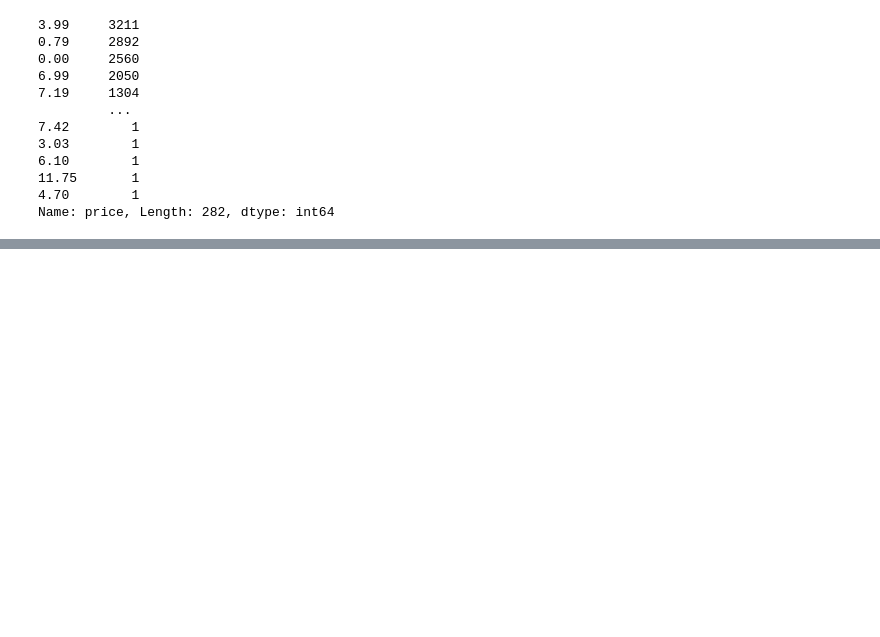
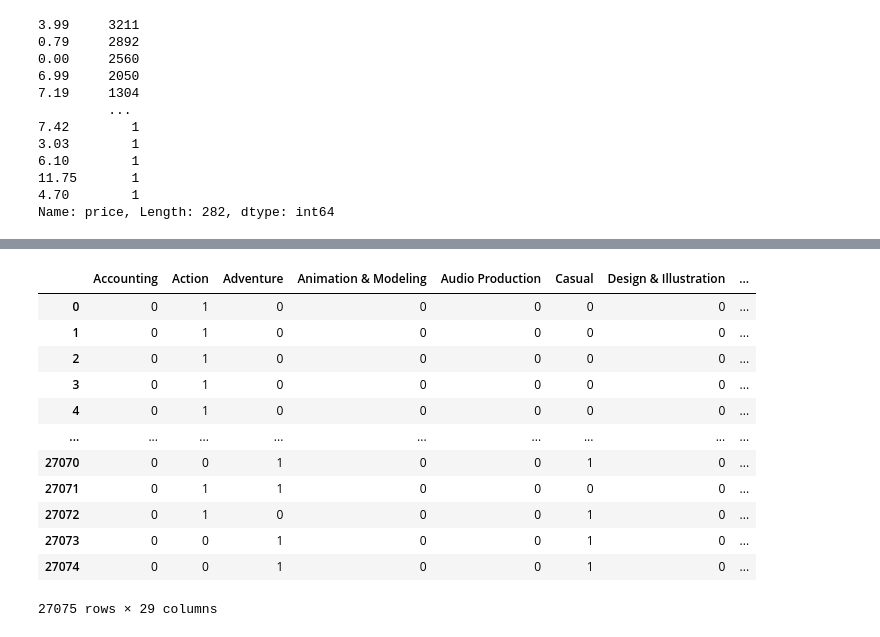
Before and after one commit to yuhkulele/Steam-Recommendations, a Jupyter notebook: scratch_notebook.ipynb, the cells around one changed output, grey strips where cells are left out. Drawn from its saved outputs; the diff is of its cells as text; code cells hidden in the pictures; blank space fills up the shorter version.

Commit message:
encoded category/genre columns

```diff
--- a/scratch_notebook.ipynb
+++ b/scratch_notebook.ipynb
@@ -378,0 +563,3 @@ no_ratings
+# %%
+steam_df['percent_positive'] = steam_df['positive_ratings'] / steam_df['total_ratings']
+steam_df['percent_positive']
@@ -500,0 +701,3 @@ Name: 0, dtype: object
+# %%
+genres_df = steam_df[['appid', 'name', 'genres']]
+genres_df
@@ -500,0 +718,3 @@ Name: 0, dtype: object
+# %%
+genres_df['genres_split'] = genres_df['genres'].str.split(';')
+genres_df
@@ -500,0 +740,3 @@ Name: 0, dtype: object
+# %%
+mlb = MultiLabelBinarizer()
+genres_mlb = mlb.fit_transform(genres_df['genres_split'])
@@ -500,0 +763,17 @@ Name: 0, dtype: object
+# %%
+split_genres_df = pd.DataFrame(genres_mlb, genres_df.index, mlb.classes_)
+split_genres_df
+# %% [output]
+|  | Accounting | Action | Adventure | Animation & Modeling | Audio Production | Casual | Design & Illustration | ... |
+| 0 | 0 | 1 | 0 | 0 | 0 | 0 | 0 | ... |
+| 1 | 0 | 1 | 0 | 0 | 0 | 0 | 0 | ... |
+| 2 | 0 | 1 | 0 | 0 | 0 | 0 | 0 | ... |
+| 3 | 0 | 1 | 0 | 0 | 0 | 0 | 0 | ... |
+| 4 | 0 | 1 | 0 | 0 | 0 | 0 | 0 | ... |
+| ... | ... | ... | ... | ... | ... | ... | ... | ... |
+| 27070 | 0 | 0 | 1 | 0 | 0 | 1 | 0 | ... |
+| 27071 | 0 | 1 | 1 | 0 | 0 | 0 | 0 | ... |
+| 27072 | 0 | 1 | 0 | 0 | 0 | 1 | 0 | ... |
+| 27073 | 0 | 0 | 1 | 0 | 0 | 1 | 0 | ... |
+| 27074 | 0 | 0 | 1 | 0 | 0 | 1 | 0 | ... |
+27075 rows × 29 columns
```
Also changed, not shown: parts of 25 cells of this notebook.
